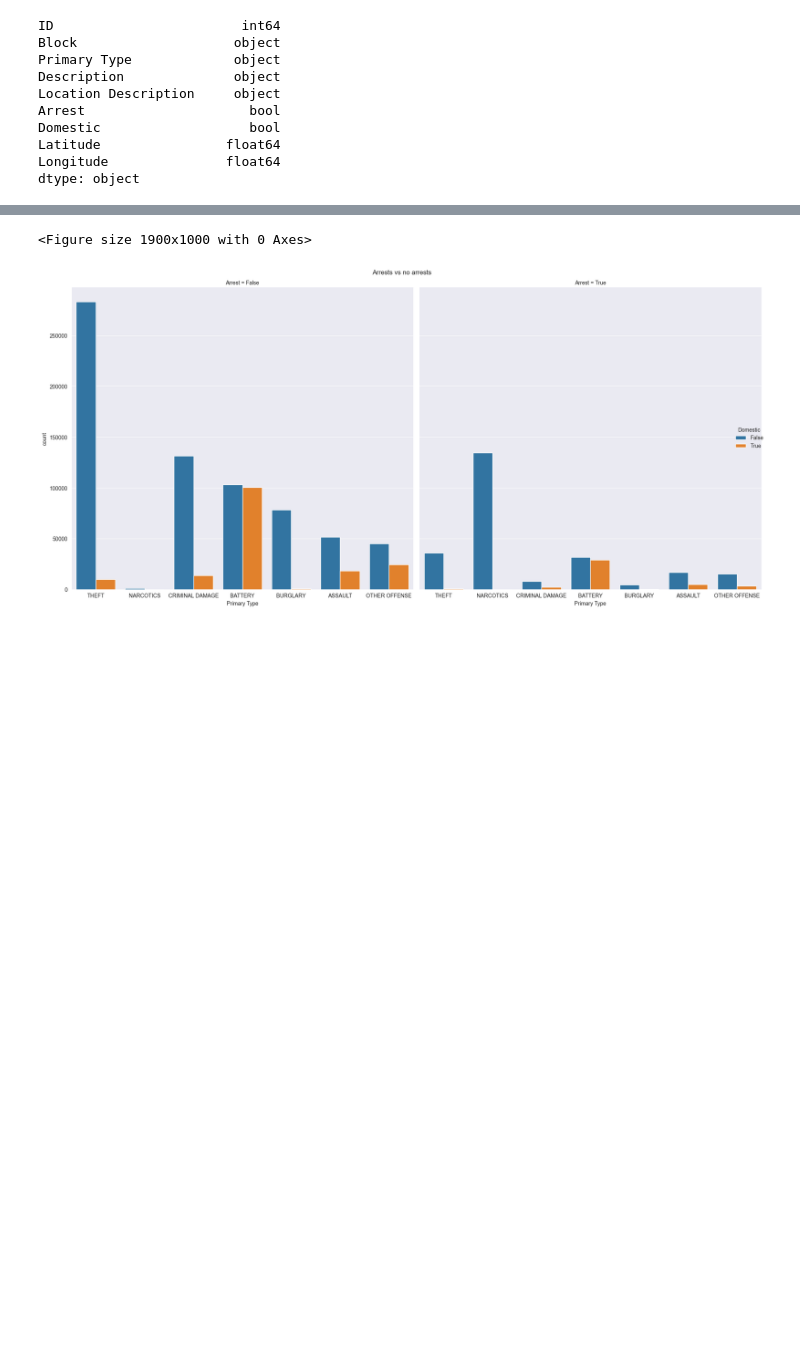
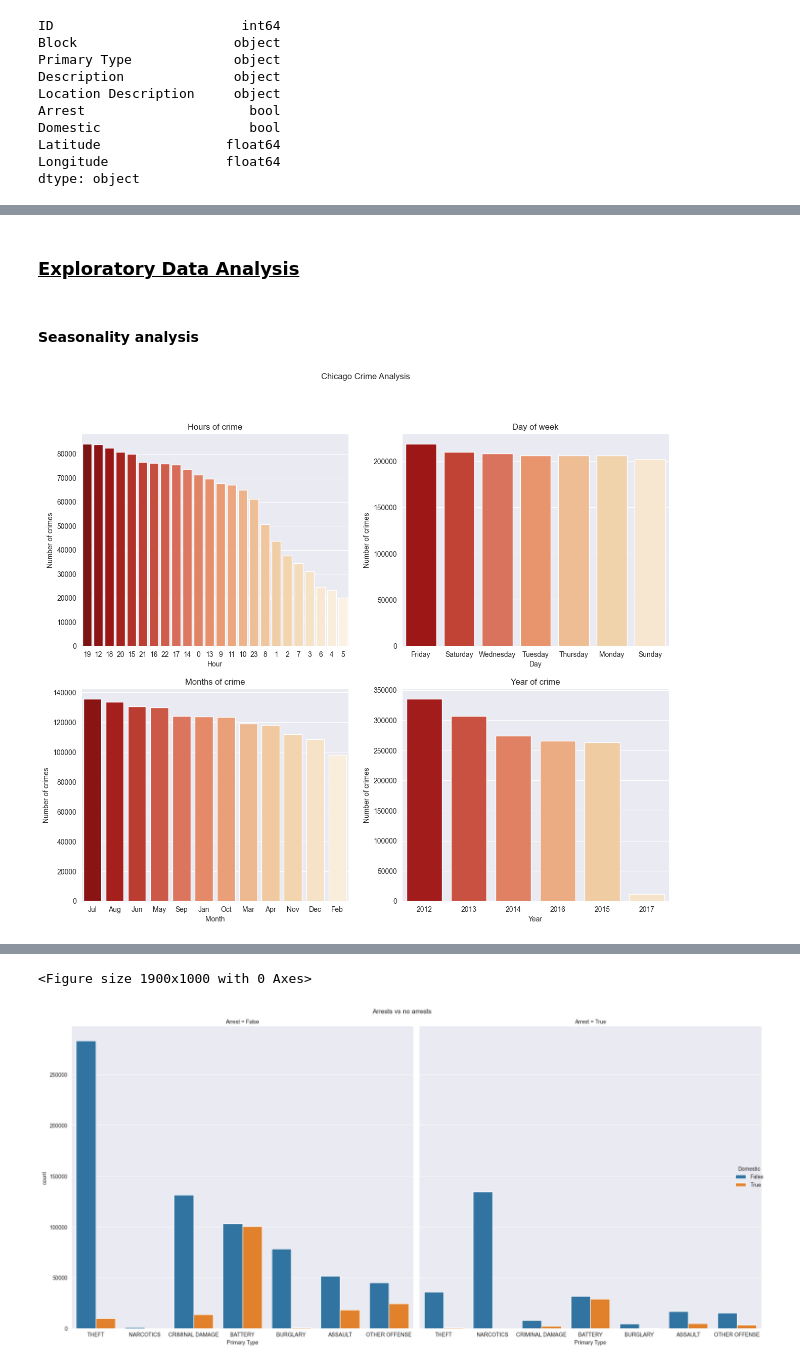
Before and after one commit to BlocknBoom123/CrimePy, a Jupyter notebook: Chicago/ChicagoCrime.ipynb, the cells around one changed output, grey strips where cells are left out. Drawn from its saved outputs; the diff is of its cells as text; code cells hidden in the pictures; blank space fills up the shorter version.

```diff
--- a/Chicago/ChicagoCrime.ipynb
+++ b/Chicago/ChicagoCrime.ipynb
@@ -161,0 +174,42 @@ pd.concat([df.sort_index().head(5), df.sort_index(ascending=False).head(5)])
+# %% [markdown]
+### <u>Exploratory Data Analysis</u>
+# %% [markdown]
+#### Seasonality analysis
+# %%
+import calendar
+df_hours = df.groupby([df.index.hour], observed=True).count()['ID'].sort_values(ascending=False)
+df_week = df.groupby([df.index.day_name()], observed=True).count()['ID'].sort_values(ascending=False)
+df_month = df.groupby([df.index.month], observed=True).count()['ID'].sort_values(ascending=False)
+df_year = df.groupby([df.index.year], observed=True).count()['ID'].sort_values(ascending=False)
+
+
+df_month = df_month.reset_index()
+df_month['Date'] = df_month['Date'].apply(lambda x: calendar.month_abbr[x])
+
+fig, axs = plt.subplots(2, 2, figsize=(15, 12))
+
+sns.barplot(x=df_hours.index, y=df_hours.values, order=df_hours.index, palette="OrRd_r", ax = axs[0,0])
+sns.barplot(x=df_week.index, y=df_week.values, order=df_week.index, palette="OrRd_r", ax = axs[0,1])
+sns.barplot(data=df_month, x='Date', y='ID', palette="OrRd_r", ax = axs[1,0])
+sns.barplot(x=df_year.index, y=df_year.values, order=df_year.index, palette="OrRd_r", ax = axs[1,1])
+
+axs[0,0].set_title('Hours of crime')
+axs[0,0].set_xlabel('Hour')
+axs[0,0].set_ylabel('Number of crimes')
+
+axs[0,1].set_title('Day of week')
+axs[0,1].set_xlabel('Day')
+axs[0,1].set_ylabel('Number of crimes')
+
+axs[1,0].set_title('Months of crime')
+axs[1,0].set_xlabel('Month')
+axs[1,0].set_ylabel('Number of crimes')
+
+axs[1,1].set_title('Year of crime')
+axs[1,1].set_xlabel('Year')
+axs[1,1].set_ylabel('Number of crimes')
+
+fig.suptitle('Chicago Crime Analysis')
+plt.show()
+# %% [output]
+[figure, added]
```
Also changed, not shown: parts of 34 cells of this notebook, 9 other files.
